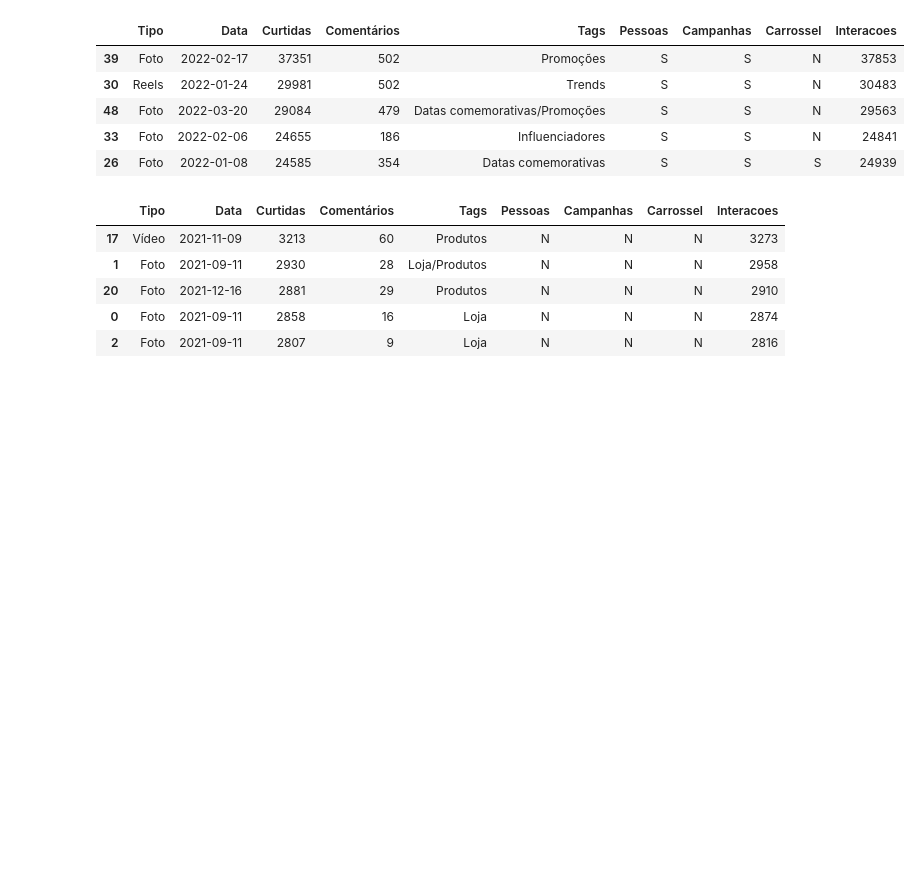
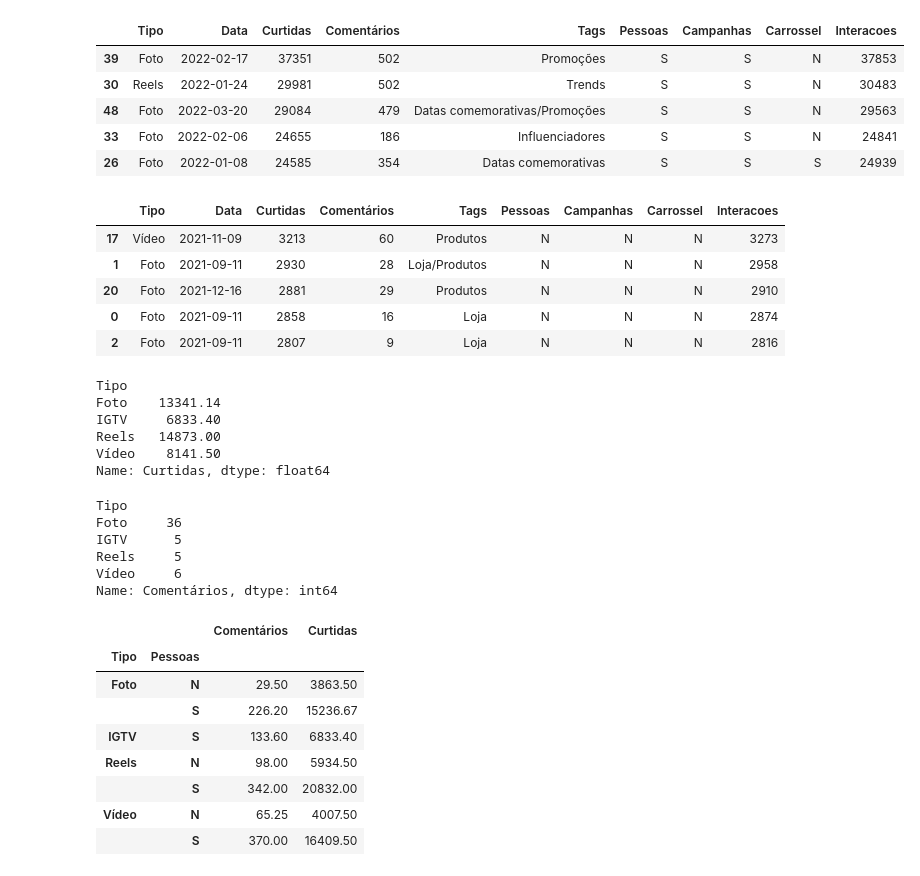
Before and after one commit to PauloViniciusR/Engajamento_instagram, a Jupyter notebook: index.ipynb, the cells around one changed output. Cells and saved outputs as stored; diff of their text form; code cells hidden in the pictures; blank space fills up the shorter version.

```diff
--- a/index.ipynb
+++ b/index.ipynb
@@ -162,0 +165,30 @@ base.sort_values(by="Curtidas", ascending=False).tail()
+# %%
+base.groupby("Tipo")["Curtidas"].mean()
+# %% [output]
+Tipo
+Foto    13341.14
+IGTV     6833.40
+Reels   14873.00
+Vídeo    8141.50
+Name: Curtidas, dtype: float64
+# %%
+base.groupby("Tipo")["Comentários"].mean()
+# %% [output]
+Tipo
+Foto     36
+IGTV      5
+Reels     5
+Vídeo     6
+Name: Comentários, dtype: int64
+# %%
+base.groupby(["Tipo", "Pessoas"])[["Comentários", "Curtidas"]].mean()
+# %% [output]
+|  |  | Comentários | Curtidas |
+| Tipo | Pessoas |  |  |
+| Foto | N | 29.50 | 3863.50 |
+|  | S | 226.20 | 15236.67 |
+| IGTV | S | 133.60 | 6833.40 |
+| Reels | N | 98.00 | 5934.50 |
+|  | S | 342.00 | 20832.00 |
+| Vídeo | N | 65.25 | 4007.50 |
+|  | S | 370.00 | 16409.50 |
```
Also changed, not shown: parts of 3 cells of this notebook, 1 other file.
